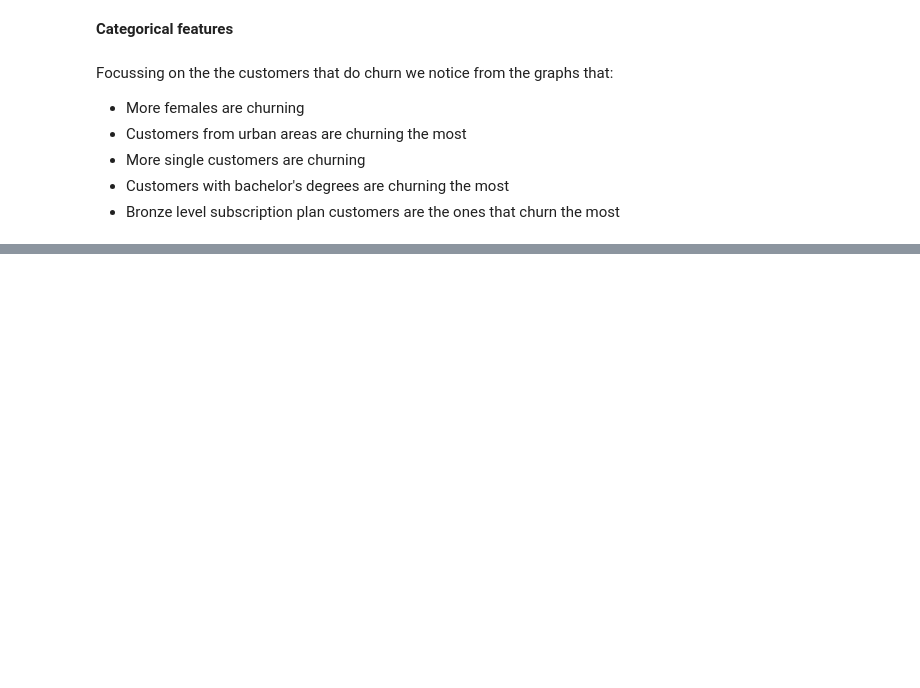
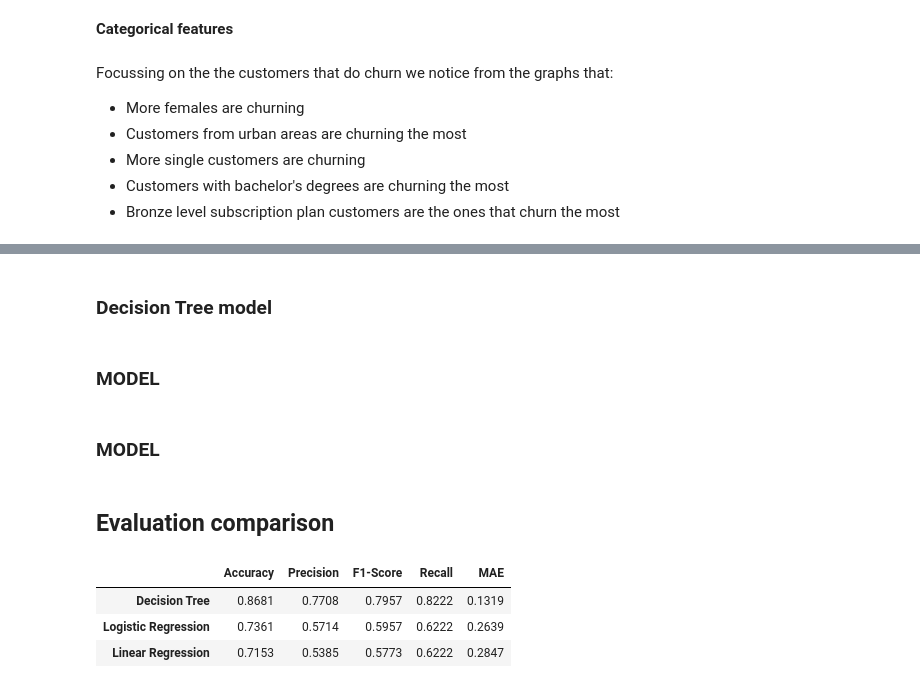
Before and after one commit to Ettiene-Koekemoer/Machine-Learning-382-Project2-Group_J, a Jupyter notebook: modeling.ipynb, the cells around one changed output, grey strips where cells are left out. Drawn from its saved outputs; the diff is of its cells as text; code cells hidden in the pictures; blank space fills up the shorter version.

Commit message:
First models

```diff
--- a/modeling.ipynb
+++ b/modeling.ipynb
@@ -367,0 +438,19 @@ Focussing on the the customers that do churn we notice from the graphs that:
+# %%
+# Encode, build, and fit model
+log_Model = make_pipeline(
+    OneHotEncoder(use_cat_names=True),
+    LogisticRegression(max_iter=5000)
+)
+log_Model.fit(x_Train, y_Train)
+
+# Train model
+y_test_log_pred = log_Model.predict(x_Test)
+
+# Populate evaluation metrics
+accuracy_scores.append(round(accuracy_score(y_Test, y_test_log_pred),4)),
+precisions.append(round(precision_score(y_Test, y_test_log_pred),4)),
+recalls.append(round(recall_score(y_Test, y_test_log_pred),4)),
+f1_scores.append(round(f1_score(y_Test, y_test_log_pred),4))
+mae_scores.append(round(mean_absolute_error(y_Test,y_test_log_pred),4))
+# %% [markdown]
+### Decision Tree model
@@ -367,0 +499,27 @@ Focussing on the the customers that do churn we notice from the graphs that:
+# %% [markdown]
+### MODEL
+# %% [markdown]
+### MODEL
+# %% [markdown]
+## Evaluation comparison
+# %%
+metrics = {
+        'Accuracy': accuracy_scores,
+        'Precision': precisions,
+        'F1-Score': f1_scores,
+        'Recall': recalls,
+        'MAE': mae_scores
+    }
+
+pd.DataFrame(
+    data=metrics,
+    index=['Linear Regression','Logistic Regression', 'Decision Tree']
+).sort_values(
+    by='Accuracy',
+    ascending=False
+)
+# %% [output]
+|  | Accuracy | Precision | F1-Score | Recall | MAE |
+| Decision Tree | 0.8681 | 0.7708 | 0.7957 | 0.8222 | 0.1319 |
+| Logistic Regression | 0.7361 | 0.5714 | 0.5957 | 0.6222 | 0.2639 |
+| Linear Regression | 0.7153 | 0.5385 | 0.5773 | 0.6222 | 0.2847 |
```
Also changed, not shown: parts of 11 cells of this notebook, 1 other file.
